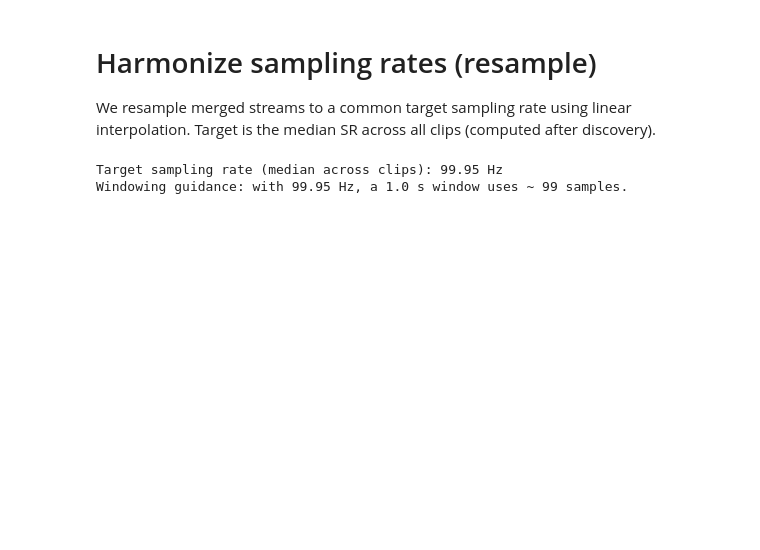
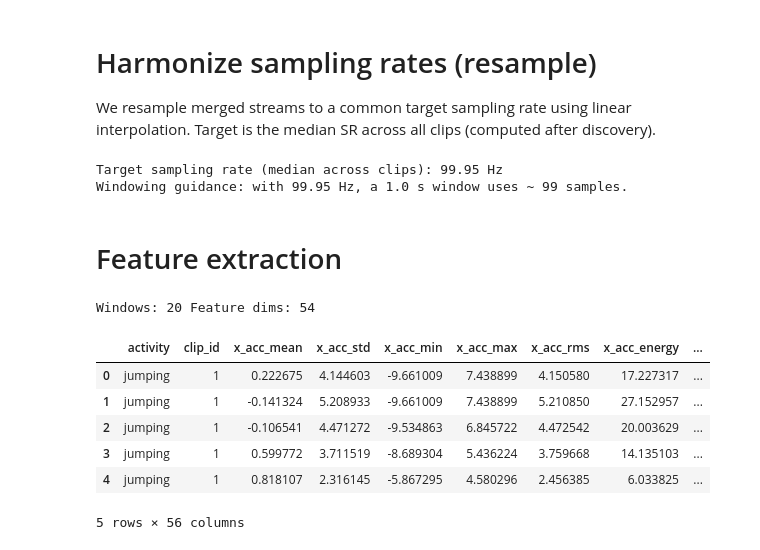
Before and after one commit to l-isaro/Formative-2---Hidden-Markov-Models, a Jupyter notebook: Notebook.ipynb, the cells around one changed output. Drawn from its saved outputs; the diff is of its cells as text; code cells hidden in the pictures; blank space fills up the shorter version.

Commit message:
add feature extraction and add Z-score scaler

```diff
--- a/Notebook.ipynb
+++ b/Notebook.ipynb
@@ -155,3 +155,77 @@ print("Windowing guidance: with", round(target_sr,2), "Hz, a", WINDOW_SECONDS, "
 # %% [output]
 Target sampling rate (median across clips): 99.95 Hz
 Windowing guidance: with 99.95 Hz, a 1.0 s window uses ~ 99 samples.
+# %% [markdown]
+# Feature extraction
+# %%
+from numpy.fft import rfft, rfftfreq
+
+def spectral_entropy(x: np.ndarray, eps=1e-12):
+    # Power spectral density via FFT magnitude squared
+    spec = np.abs(rfft(x))**2
+    psd = spec / (np.sum(spec) + eps)
+    ent = -np.sum(psd * np.log(psd + eps))
+    # Normalize by log(N) so entropy is in [0,1]
+    return float(ent / np.log(len(psd) + eps))
+
+def dominant_frequency(x: np.ndarray, sr: float):
+    if len(x) < 2:
+        return 0.0
+    yf = np.abs(rfft(x))
+    xf = rfftfreq(len(x), 1.0/sr)
+    idx = np.argmax(yf[1:]) + 1 if len(yf) > 1 else 0
+    return float(xf[idx]) if idx < len(xf) else 0.0
+
+def window_indices(n_samples: int, sr: float, seconds: float, overlap: float):
+    step = max(1, int((1-overlap) * seconds * sr))
+    size = max(1, int(seconds * sr))
+    starts = list(range(0, n_samples - size + 1, step))
+    return [(s, s+size) for s in starts]
+
+FEATURE_COLUMNS = []  # will be filled after first extraction
+
+def extract_features_for_clip(df_merged: pd.DataFrame, sr: float, activity: str, clip_id: str):
+    feats = []
+    idxs = window_indices(len(df_merged), sr, WINDOW_SECONDS, WINDOW_OVERLAP)
+    for (s,e) in idxs:
+        w = df_merged.iloc[s:e]
+        row = {"activity": activity, "clip_id": clip_id}
+        for col in ["x_acc","y_acc","z_acc","x_gyro","y_gyro","z_gyro"]:
+            x = w[col].values.astype(float)
+            row[f"{col}_mean"] = np.mean(x)
+            row[f"{col}_std"] = np.std(x)
+            row[f"{col}_min"] = np.min(x)
+            row[f"{col}_max"] = np.max(x)
+            row[f"{col}_rms"] = float(np.sqrt(np.mean(x**2)))
+            row[f"{col}_energy"] = float(np.sum(x**2) / len(x))
+            row[f"{col}_spectral_entropy"] = spectral_entropy(x)
+            row[f"{col}_dom_freq"] = dominant_frequency(x, sr)
+        # Acc magnitude features
+        acc_mag = np.sqrt(w['x_acc']**2 + w['y_acc']**2 + w['z_acc']**2)
+        row['acc_mag_mean'] = float(np.mean(acc_mag))
+        row['acc_mag_std'] = float(np.std(acc_mag))
+        row['acc_mag_sma'] = float(np.sum(np.abs(w['x_acc']) + np.abs(w['y_acc']) + np.abs(w['z_acc'])) / len(w))
+        # Cross-axis correlations (accelerometer only)
+        for (a,b) in [("x_acc","y_acc"),("x_acc","z_acc"),("y_acc","z_acc")]:
+            xa, xb = w[a].values, w[b].values
+            if np.std(xa) > 0 and np.std(xb) > 0:
+                row[f"corr_{a}_{b}"] = float(np.corrcoef(xa, xb)[0,1])
+            else:
+                row[f"corr_{a}_{b}"] = 0.0
+        feats.append(row)
+    return pd.DataFrame(feats)
+
+# Try feature extraction on the sample pair
+feat0 = extract_features_for_clip(m0, sr0, act0, clip0)
+FEATURE_COLUMNS = [c for c in feat0.columns if c not in ["activity","clip_id"]]
+print("Windows:", len(feat0), "Feature dims:", len(FEATURE_COLUMNS))
+feat0.head()
+# %% [output]
+Windows: 20 Feature dims: 54
+|  | activity | clip_id | x_acc_mean | x_acc_std | x_acc_min | x_acc_max | x_acc_rms | x_acc_energy | ... |
+| 0 | jumping | 1 | 0.222675 | 4.144603 | -9.661009 | 7.438899 | 4.150580 | 17.227317 | ... |
+| 1 | jumping | 1 | -0.141324 | 5.208933 | -9.661009 | 7.438899 | 5.210850 | 27.152957 | ... |
+| 2 | jumping | 1 | -0.106541 | 4.471272 | -9.534863 | 6.845722 | 4.472542 | 20.003629 | ... |
+| 3 | jumping | 1 | 0.599772 | 3.711519 | -8.689304 | 5.436224 | 3.759668 | 14.135103 | ... |
+| 4 | jumping | 1 | 0.818107 | 2.316145 | -5.867295 | 4.580296 | 2.456385 | 6.033825 | ... |
+5 rows × 56 columns
```
Also changed, not shown: parts of 5 cells of this notebook.
